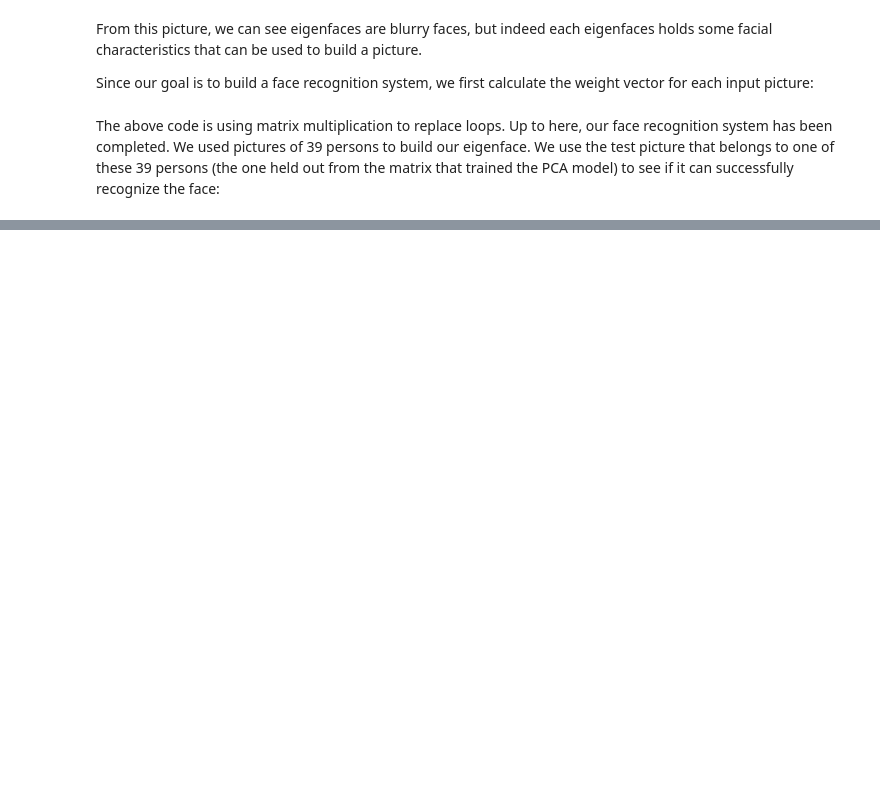
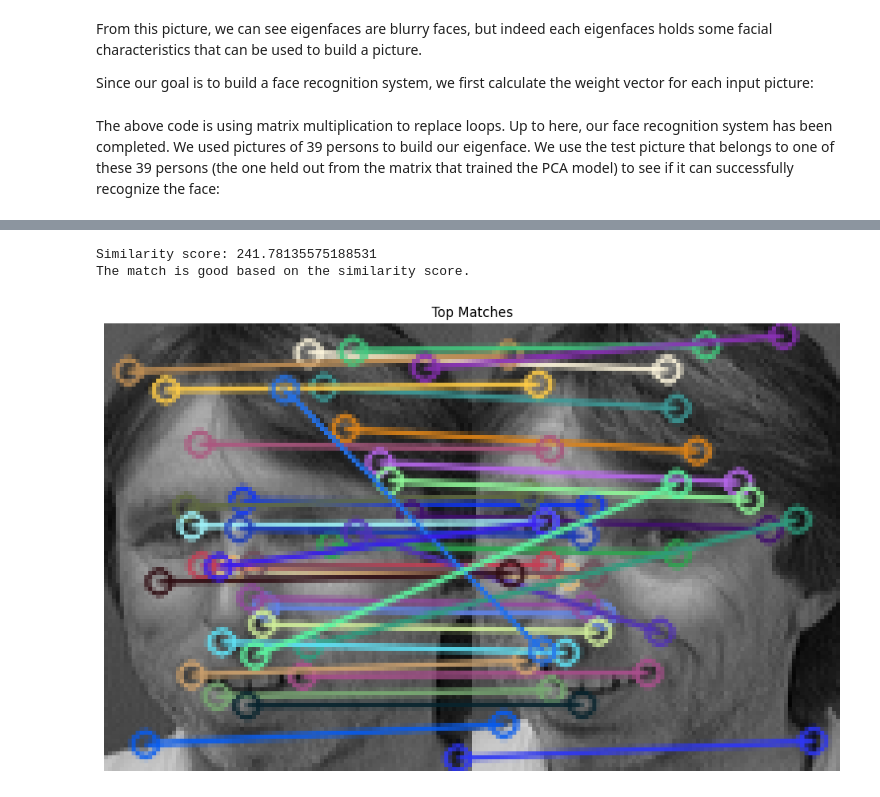
Before and after one commit to DAMILARE1012/Face-Recognition-using-Principal-Component-Analysis, a Jupyter notebook: face_recognition_using_PCA.ipynb, the cells around one changed output, grey strips where cells are left out. Saved outputs shown, nothing was run; the diff lists cells and outputs as text; code cells hidden in the pictures; blank space fills up the shorter version.

```diff
--- a/face_recognition_using_PCA.ipynb
+++ b/face_recognition_using_PCA.ipynb
@@ -154,4 +154,54 @@ Best match s39 with Euclidean distance 1252.027741
 [figure]
+# %%
+def is_good_match(score, threshold=250):
+    return score < threshold
+
+sift = cv2.SIFT_create()
+# Find keypoints and descriptors for both images
+
+query_image = query.reshape(face_shape)
+best_match_image = facematrix[best_match].reshape(face_shape)
+
+keypoints_query, descriptors_query = sift.detectAndCompute(query_image, None)
+keypoints_match, descriptors_match = sift.detectAndCompute(best_match_image, None)
+
+# Initialize nearest neighbor matcher
+matcher = cv2.BFMatcher(cv2.NORM_L2, crossCheck=True)
+
+# Perform nearest neighbor matching
+matches = matcher.match(descriptors_query, descriptors_match)
+
+# Sort matches based on distance (closest matches first)
+matches = sorted(matches, key=lambda x: x.distance)
+
+# Calculate similarity score based on matched keypoints
+similarity_score = sum([match.distance for match in matches]) / len(matches)
+print(f'Similarity score: {similarity_score}')
+
+# Check if the similarity score is below the threshold
+if is_good_match(similarity_score):
+    print("The match is good based on the similarity score.")
+else:
+    print("The match is not good based on the similarity score.")
+
+# Draw top matches (optional, for visualization)
+num_matches_to_draw = 50
+matched_image = cv2.drawMatches(query_image, keypoints_query, best_match_image, keypoints_match, matches[:num_matches_to_draw], None, flags=cv2.DrawMatchesFlags_NOT_DRAW_SINGLE_POINTS)
+
+# Display the matched image using matplotlib
+plt.figure(figsize=(12, 8))
+plt.imshow(cv2.cvtColor(matched_image, cv2.COLOR_BGR2RGB))
+plt.title('Top Matches')
+plt.axis('off')
+plt.show()
+
+# Calculate similarity score based on matched keypoints (optional)
+similarity_score = sum([match.distance for match in matches]) / len(matches)
+# print(f'Similarity score: {similarity_score}')
+# %% [output]
+Similarity score: 241.78135575188531
+The match is good based on the similarity score.
+[figure, added]
 # %%
 # Test on out-of-sample image of existing class
 query = faces["s40/1.pgm"].reshape(1, -1)
```
Also changed, not shown: parts of 3 cells of this notebook.
